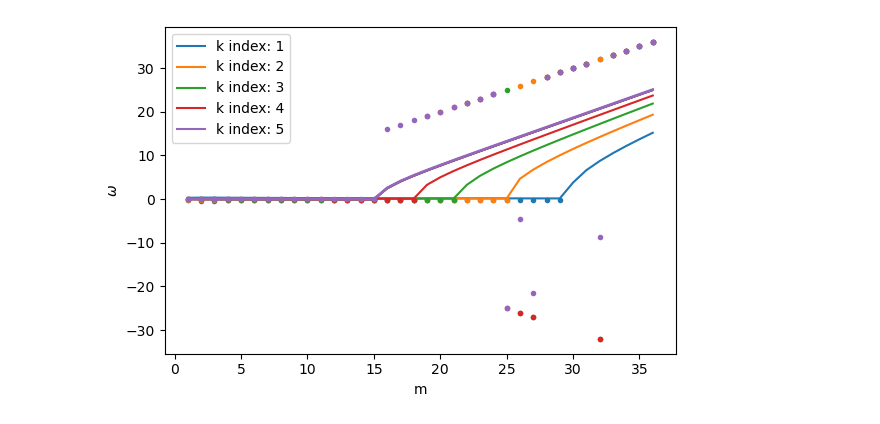
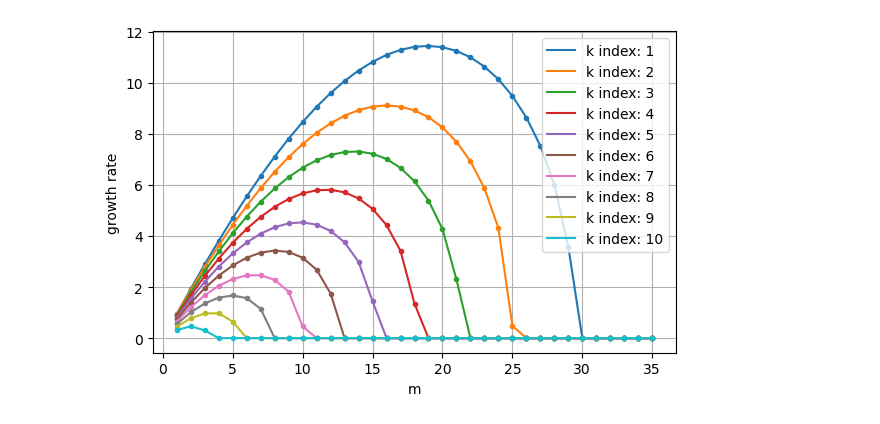
Before and after one commit to linyao1999/JupiterVortex, a Jupyter notebook: EVP_dry_2L.ipynb, the cells around one changed output. Cells and saved outputs as stored; diff of their text form; code cells hidden in the pictures.

```diff
--- a/EVP_dry_2L.ipynb
+++ b/EVP_dry_2L.ipynb
@@ -76,20 +31,25 @@ plt.tight_layout()
-# %%
-plt.figure(figsize=(6,4))
-colors = ['C0','C1','C2','C3','C4','C5']
-for n_zero in np.arange(1, 6):
-    k = np.array([jn_zeros(mi,n_zero)[n_zero-1] / R for mi in m_range])
-    a1 = k**4 + 2*F*k**2
-    a2 = gamma*(F + k**2)
-    a3 = k**8 + F**2*(gamma**2 - 4*k**4)
-    c_mathematica = (a2 + np.sqrt(a3+0j)) / a1
-    s_dedalus = 1j * np.array(evals[:,n_zero-1])
-    plt.plot(m_range, s_dedalus.real, '.', color=colors[n_zero-1])
-    plt.plot(m_range, m_range * c_mathematica.real, '-', color=colors[n_zero-1], label=f'k index: {n_zero}')
-    plt.plot(m_range, -m_range * c[:,1].real, '-', color=colors[n_zero-1])
-plt.legend()
-plt.xlabel('m')
-plt.ylabel(r'$\omega$')
-plt.tight_layout()
-# plt.savefig('dispersion_relation_real.pdf')
-# %% [output]
-[figure, removed]
+# %%
+# plot dispersion relation
+from scipy.special import jn_zeros
+m_range = np.arange(1,36)
+plt.figure(figsize=(6,4))
+colors = ['C0','C1','C2','C3','C4','C5','C6','C7','C8','C9','C10']
+for n_zero in np.arange(1, 11):
+    k = np.array([jn_zeros(mi,n_zero)[n_zero-1] / R for mi in m_range])
+    a1 = k**4 + 2*F*k**2
+    a2 = 2 * ((k**2) + F) * gamma
+    a3 = gamma**2 - (k**4) + 2 * F * (k**2)
+    c = np.empty(a1.shape + (2,), dtype=np.complex128)
+    for i in range(a1.shape[0]):
+        c[i, :] = np.roots([a1[i], a2[i], a3[i]])
+    s_dedalus = 1j * np.array(evals[:,n_zero-1])
+    plt.plot(m_range, s_dedalus.imag, '.', color=colors[n_zero-1])
+    plt.plot(m_range, m_range * c[:,0].imag, '-', color=colors[n_zero-1], label=f'k index: {n_zero}')
+plt.legend()
+plt.grid()
+plt.xlabel('m')
+plt.ylabel(r'growth rate')
+plt.tight_layout()
+# plt.savefig('dispersion_relation_imag.pdf')
+# %% [output]
+[figure, added]
```
Also changed, not shown: parts of 7 cells of this notebook, 45 other files.
